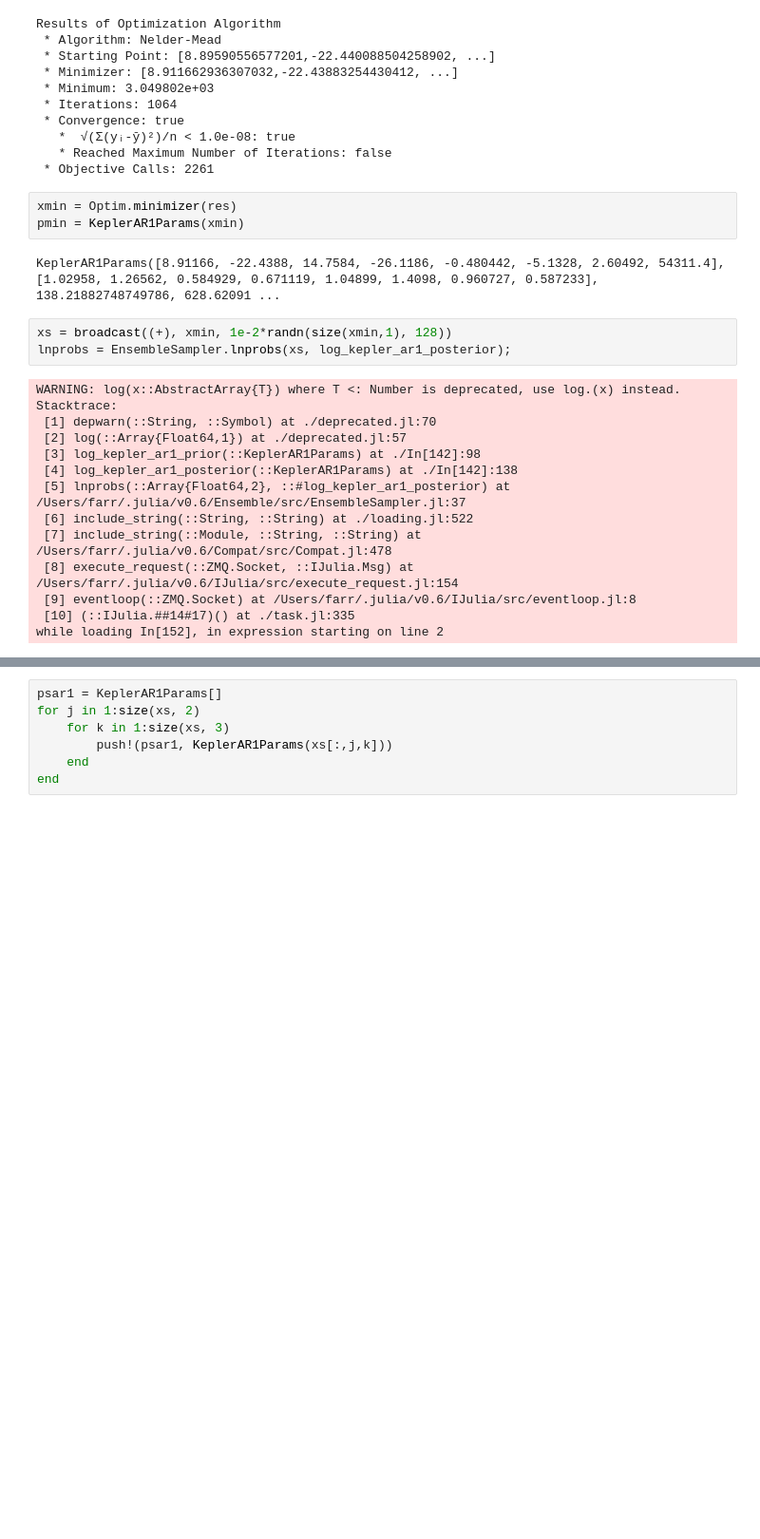
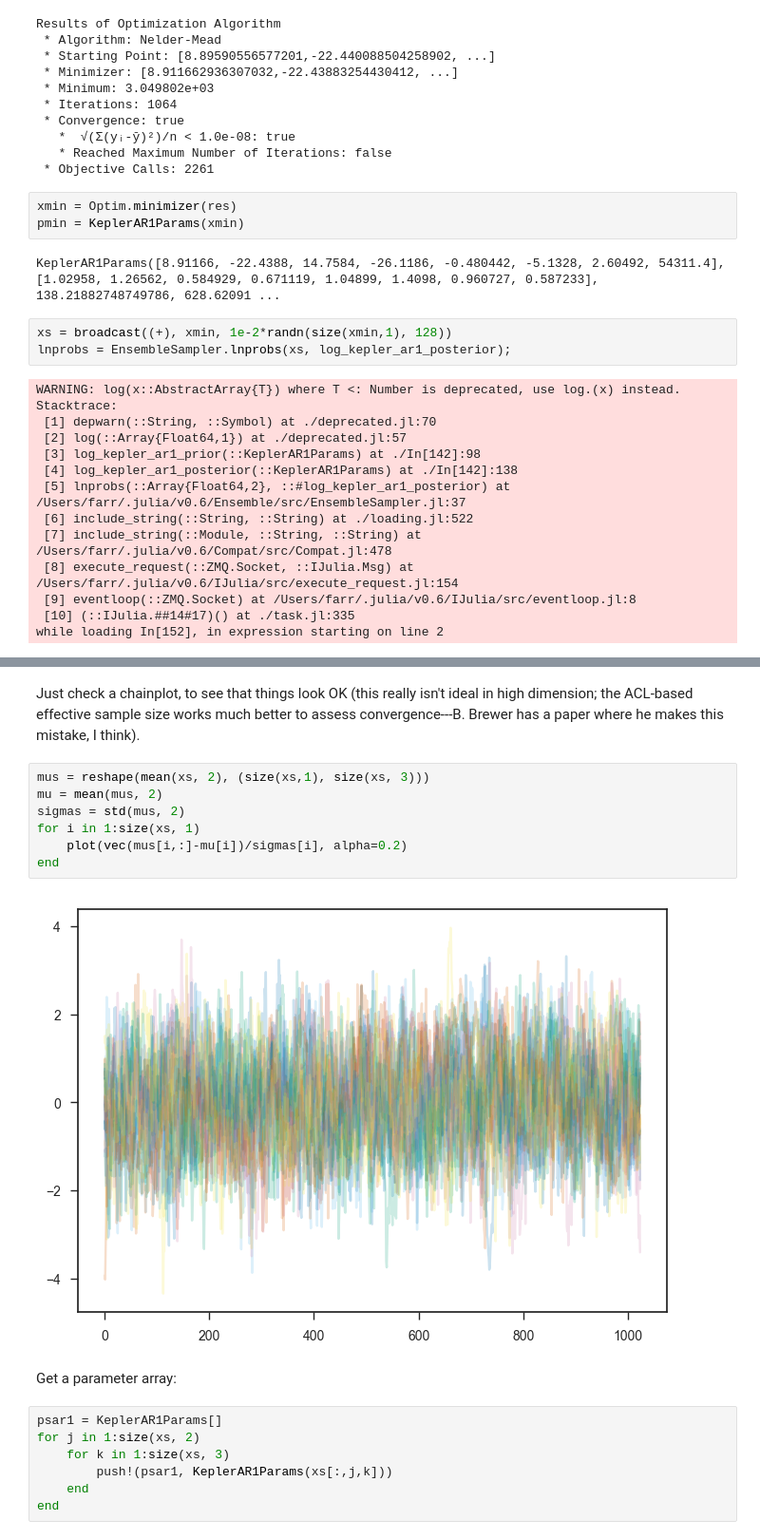
Before and after one commit to farr/Aldebaran, a Jupyter notebook: notebooks/LargeSpacing.ipynb, the cells around one changed output, grey strips where cells are left out. Shown at 95% size. Cells and saved outputs as stored; diff of their text form; blank space fills up the shorter version.

```diff
--- a/notebooks/LargeSpacing.ipynb
+++ b/notebooks/LargeSpacing.ipynb
@@ -726,3 +831,16 @@ xs, lnprobs = EnsembleSampler.run_to_neff(xs, lnprobs, log_kepler_ar1_posterior,
+# %% [markdown]
+Just check a chainplot, to see that things look OK (this really isn't ideal in high dimension; the ACL-based effective sample size works much better to assess convergence---B. Brewer has a paper where he makes this mistake, I think).
+# %%
+mus = reshape(mean(xs, 2), (size(xs,1), size(xs, 3)))
+mu = mean(mus, 2)
+sigmas = std(mus, 2)
+for i in 1:size(xs, 1)
+    plot(vec(mus[i,:]-mu[i])/sigmas[i], alpha=0.2)
+end
+# %% [output]
+[figure, added]
+# %% [markdown]
+Get a parameter array:
 # %%
 psar1 = KeplerAR1Params[]
 for j in 1:size(xs, 2)
```
Also changed, not shown: parts of 74 cells of this notebook, 3 other files.
